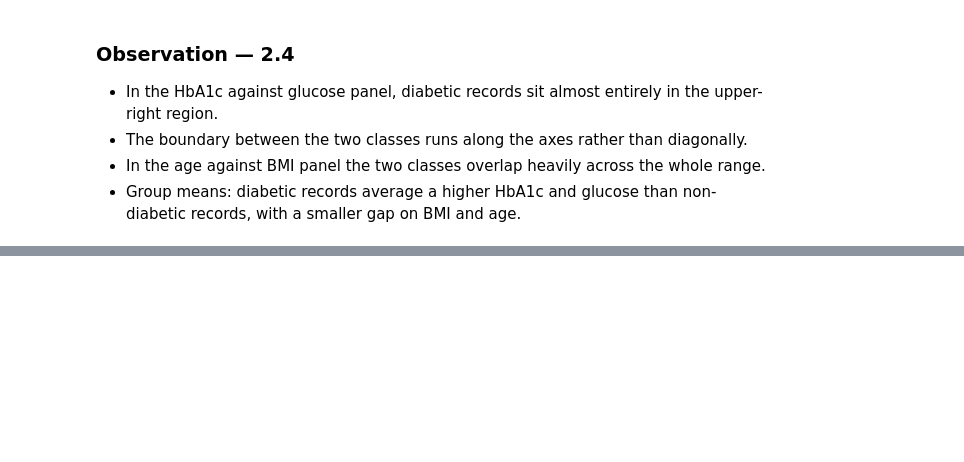
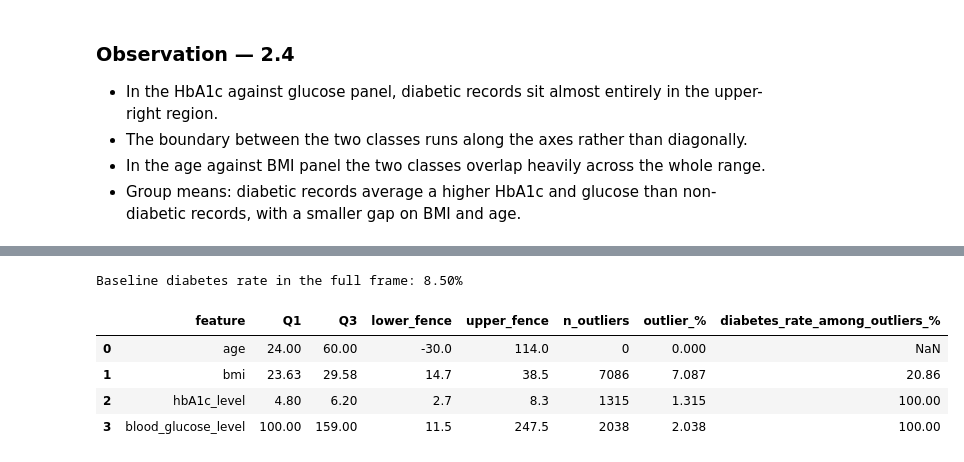
Before and after one commit to renexaan/glucotrack, a Jupyter notebook: notebooks/classification.ipynb, the cells around one changed output, grey strips where cells are left out. Cells and saved outputs as stored; diff of their text form; code cells hidden in the pictures; blank space fills up the shorter version.

```diff
--- a/notebooks/classification.ipynb
+++ b/notebooks/classification.ipynb
@@ -416,0 +576,39 @@ df_raw.groupby(TARGET)[["age", "bmi", "hbA1c_level", "blood_glucose_level"]] \
+# %%
+def iqr_bounds(series, k=1.5):
+    '''Tukey lower and upper fences for a numeric series.'''
+    q1, q3 = series.quantile(0.25), series.quantile(0.75)
+    iqr = q3 - q1
+    return q1 - k * iqr, q3 + k * iqr
+
+
+outlier_cols = [c for c in ["age", "bmi", "hbA1c_level", "blood_glucose_level"]
+                if c in df.columns]
+
+rows = []
+for col in outlier_cols:
+    lo, hi = iqr_bounds(df[col])
+    mask = (df[col] < lo) | (df[col] > hi)
+    n_out = int(mask.sum())
+    rows.append({
+        "feature":     col,
+        "Q1":          round(df[col].quantile(0.25), 2),
+        "Q3":          round(df[col].quantile(0.75), 2),
+        "lower_fence": round(lo, 2),
+        "upper_fence": round(hi, 2),
+        "n_outliers":  n_out,
+        "outlier_%":   round(n_out / len(df) * 100, 3),
+        # this is the column that decides delete vs clip
+        "diabetes_rate_among_outliers_%":
+            round(df.loc[mask, TARGET].mean() * 100, 2) if n_out else np.nan,
+    })
+
+outlier_report = pd.DataFrame(rows)
+print(f"Baseline diabetes rate in the full frame: {df[TARGET].mean() * 100:.2f}%\n")
+outlier_report
+# %% [output]
+Baseline diabetes rate in the full frame: 8.50%
+|  | feature | Q1 | Q3 | lower_fence | upper_fence | n_outliers | outlier_% | diabetes_rate_among_outliers_% |
+| 0 | age | 24.00 | 60.00 | -30.0 | 114.0 | 0 | 0.000 | NaN |
+| 1 | bmi | 23.63 | 29.58 | 14.7 | 38.5 | 7086 | 7.087 | 20.86 |
+| 2 | hbA1c_level | 4.80 | 6.20 | 2.7 | 8.3 | 1315 | 1.315 | 100.00 |
+| 3 | blood_glucose_level | 100.00 | 159.00 | 11.5 | 247.5 | 2038 | 2.038 | 100.00 |
```
Also changed, not shown: parts of 9 cells of this notebook.
